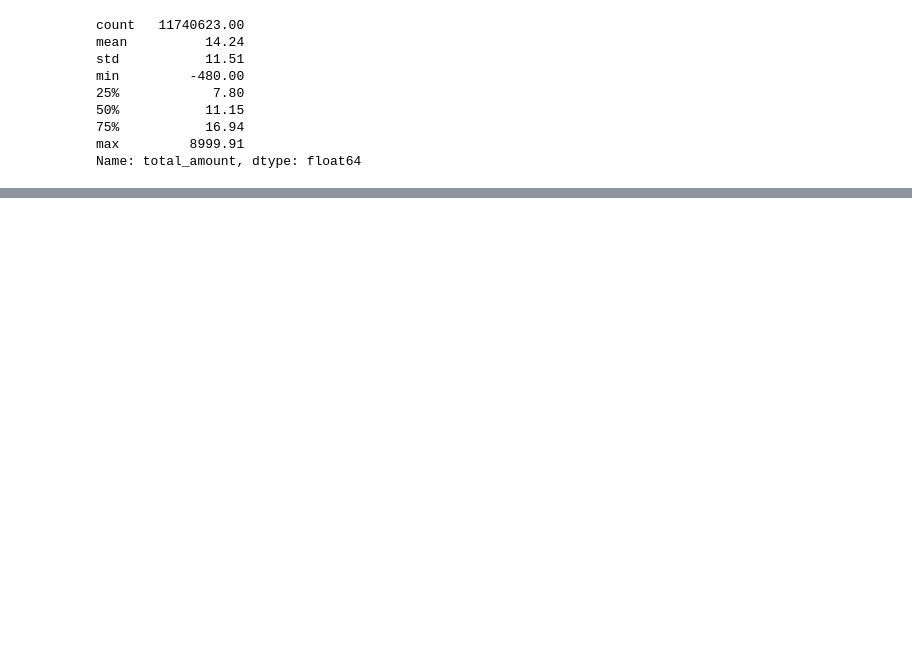
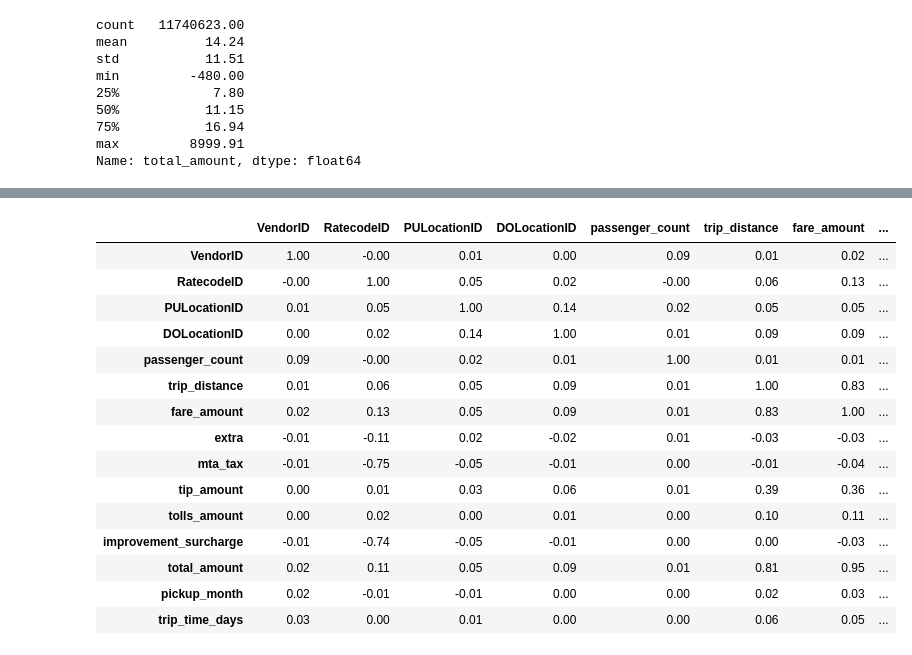
Before and after one commit to abdelrahmanbadoaayad/NYC_TAXI_ANALYSIS, a Jupyter notebook: NYC_taxi_2017.ipynb, the cells around one changed output, grey strips where cells are left out. Saved outputs shown, nothing was run; the diff lists cells and outputs as text; code cells hidden in the pictures; blank space fills up the shorter version.

```diff
--- a/NYC_taxi_2017.ipynb
+++ b/NYC_taxi_2017.ipynb
@@ -402,0 +434,19 @@ passenger_count = data[["passenger_count"]].value_counts()
+# %%
+data.corr()
+# %% [output]
+|  | VendorID | RatecodeID | PULocationID | DOLocationID | passenger_count | trip_distance | fare_amount | ... |
+| VendorID | 1.00 | -0.00 | 0.01 | 0.00 | 0.09 | 0.01 | 0.02 | ... |
+| RatecodeID | -0.00 | 1.00 | 0.05 | 0.02 | -0.00 | 0.06 | 0.13 | ... |
+| PULocationID | 0.01 | 0.05 | 1.00 | 0.14 | 0.02 | 0.05 | 0.05 | ... |
+| DOLocationID | 0.00 | 0.02 | 0.14 | 1.00 | 0.01 | 0.09 | 0.09 | ... |
+| passenger_count | 0.09 | -0.00 | 0.02 | 0.01 | 1.00 | 0.01 | 0.01 | ... |
+| trip_distance | 0.01 | 0.06 | 0.05 | 0.09 | 0.01 | 1.00 | 0.83 | ... |
+| fare_amount | 0.02 | 0.13 | 0.05 | 0.09 | 0.01 | 0.83 | 1.00 | ... |
+| extra | -0.01 | -0.11 | 0.02 | -0.02 | 0.01 | -0.03 | -0.03 | ... |
+| mta_tax | -0.01 | -0.75 | -0.05 | -0.01 | 0.00 | -0.01 | -0.04 | ... |
+| tip_amount | 0.00 | 0.01 | 0.03 | 0.06 | 0.01 | 0.39 | 0.36 | ... |
+| tolls_amount | 0.00 | 0.02 | 0.00 | 0.01 | 0.00 | 0.10 | 0.11 | ... |
+| improvement_surcharge | -0.01 | -0.74 | -0.05 | -0.01 | 0.00 | 0.00 | -0.03 | ... |
+| total_amount | 0.02 | 0.11 | 0.05 | 0.09 | 0.01 | 0.81 | 0.95 | ... |
+| pickup_month | 0.02 | -0.01 | -0.01 | 0.00 | 0.00 | 0.02 | 0.03 | ... |
+| trip_time_days | 0.03 | 0.00 | 0.01 | 0.00 | 0.00 | 0.06 | 0.05 | ... |
```
Also changed, not shown: parts of 26 cells of this notebook, 3 other files.
